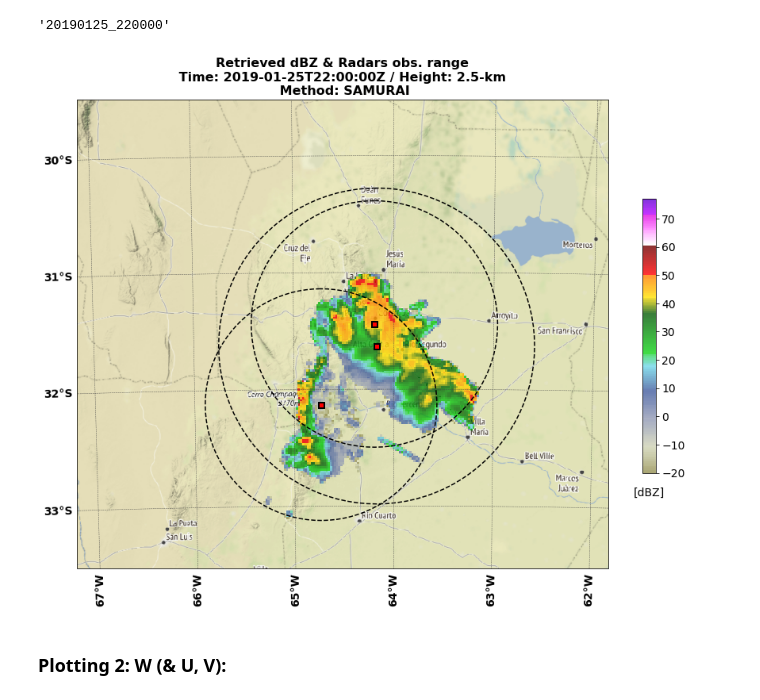
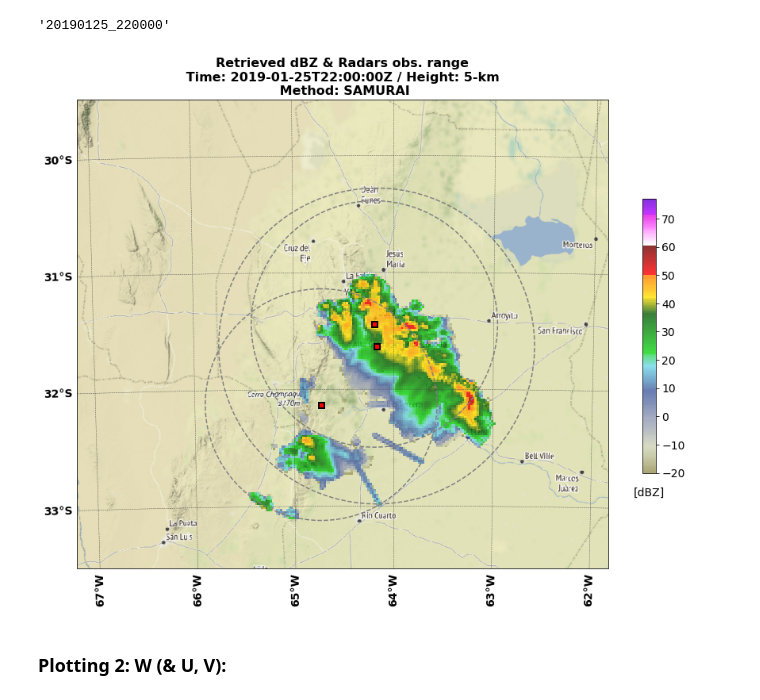
Before and after one commit to yuhungjui/CACTI_Radar_Analysis, a Jupyter notebook: radars_plot_map_DDarea_test.ipynb, the cells around one changed output. Saved outputs shown, nothing was run; the diff lists cells and outputs as text; code cells hidden in the pictures.

```diff
--- a/radars_plot_map_DDarea_test.ipynb
+++ b/radars_plot_map_DDarea_test.ipynb
@@ -208,7 +208,7 @@ radar_ranges = { 'CSAPR2': 110
 #     print(sname)
 # %%
 ## Plotting height:
-plot_alt = 2.5 #km
+plot_alt = 5 #km
 
 if test_method == 'FRACTL':
     plot_alt_m = plot_alt*1e3 #meter
@@ -494,7 +494,7 @@ for si, sname in enumerate(list(site_locs.keys())):
                       , crs=ccrs.PlateCarree()
                       # , crs=ccrs.AzimuthalEquidistant(-64, -32)
                       , facecolor='none'
-                      , edgecolor='k'
+                      , edgecolor='gray'
                       , linewidth=1.5
                       , linestyle='--'
                       )
@@ -570,34 +570,34 @@ for si, sname in enumerate(list(site_locs.keys())):
 #         , fontsize=18
 #         , fontweight='bold'
 #         , va='top'
 #         )
 
 cf1_title = plt.title( 'Retrieved dBZ & Radars obs. range'
                      # + test_time.strftime('%Y-%m-%d T%H:%M:%SZ')
                      + '\n Time: ' + np.datetime_as_string(ds_radar.time.data[0], unit='s') + 'Z'
                      + ' / Height: ' + str(plot_alt) + '-km'
                      + ' \n Method: ' + test_method
                      # + ' \n Radar: ' + test_dataset
                      ,fontsize=16
                      ,fontweight='bold'
                      )
 
 cbar_ax = fig.add_axes([0.95, 0.3, 0.02, 0.4])
 cbar = fig.colorbar(cf1, cax=cbar_ax, fraction=0.04)
 cbar.ax.tick_params(labelsize=14)
 cbar.ax.set_title('[dBZ]', fontsize=14, y=-0.1) #fontweight='bold'
 
 
 ## Save figure:
 plt.savefig( test_time.strftime('%Y%m%d_%H%M%S')
              # './' + ds_radar.time.data[0].astype('datetime64[s]').item().strftime('%Y%m%d_%H%M%S')
            + '_' + test_method
            + '_map_DBZ_range.png'
            , bbox_inches='tight'
            , dpi=300
            )
 # %% [output]
-[figure, old version]
+[figure, new version]
 # %% [markdown]
 ### Plotting 2: W (& U, V):
 # %%
```
Also changed, not shown: parts of 4 cells of this notebook, 8 other files.
